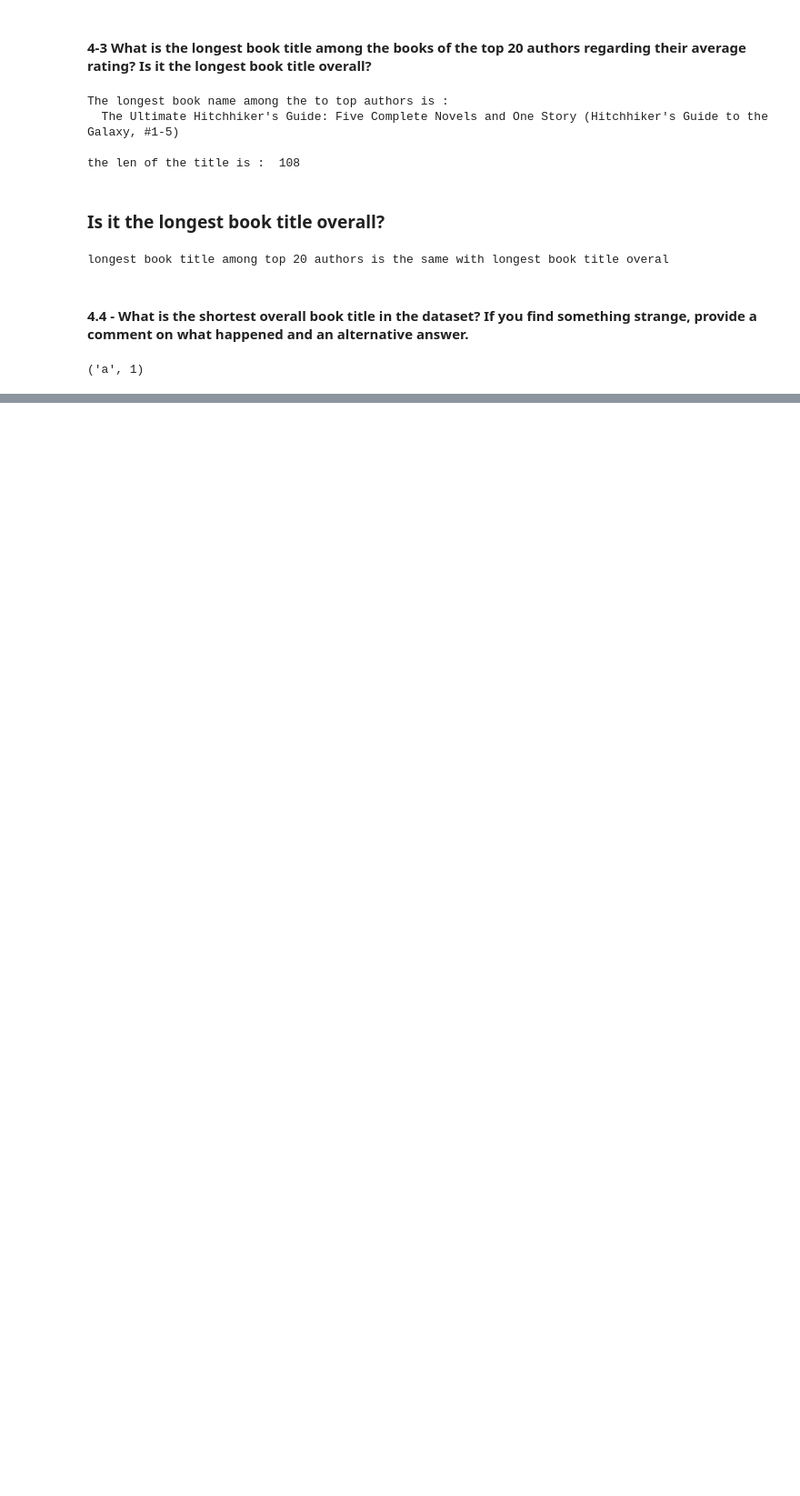
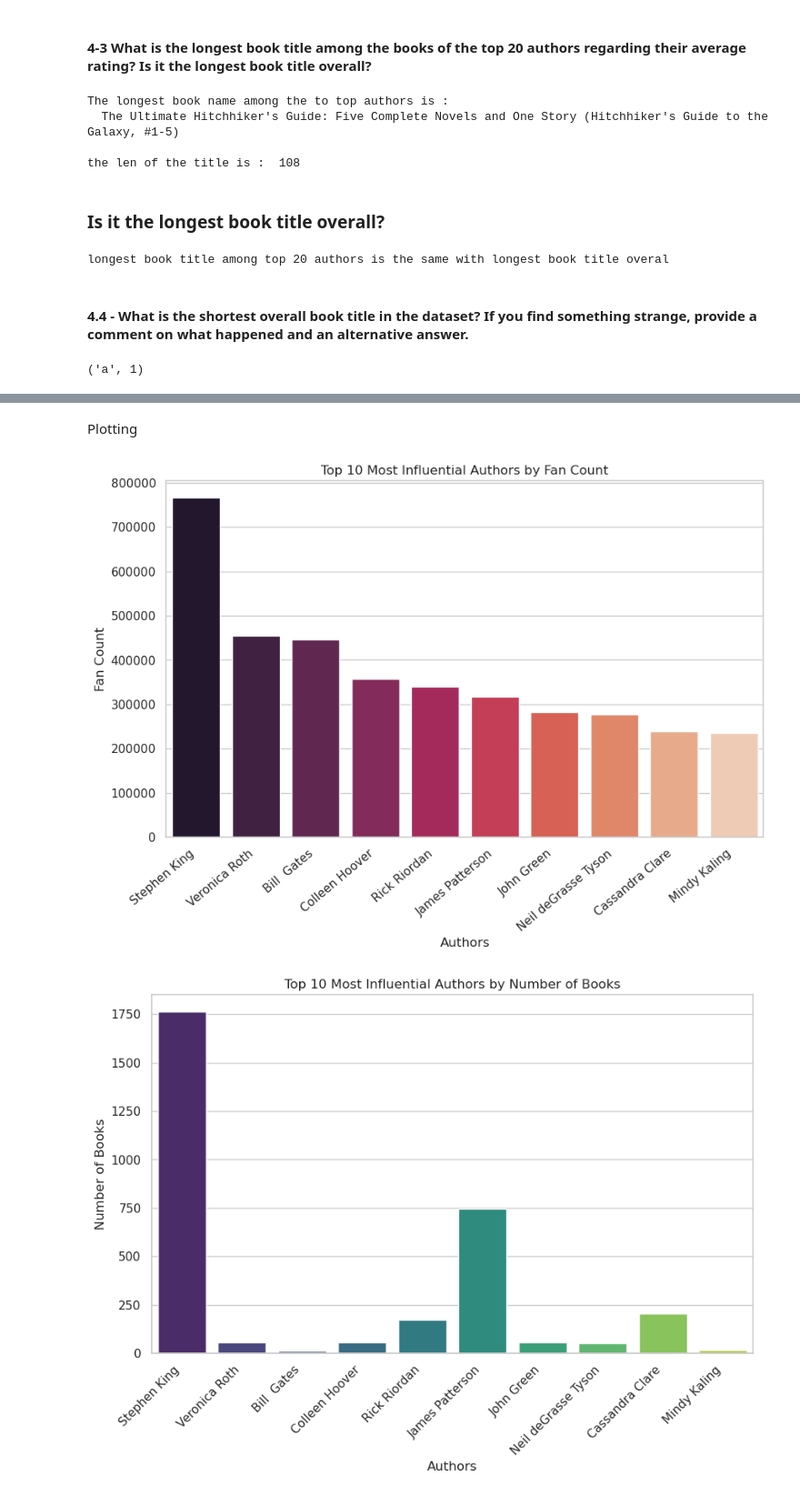
Before and after one commit to lorinco/ADM-HW2, a Jupyter notebook: main.ipynb, the cells around one changed output, grey strips where cells are left out. Shown at 91% size. Drawn from its saved outputs; the diff is of its cells as text; code cells hidden in the pictures; blank space fills up the shorter version.

```diff
--- a/main.ipynb
+++ b/main.ipynb
@@ -641,3 +652,6 @@ with missing titles or replacing the empty titles with a placeholder to distingu
 shortest_book_title[0]
 # %% [output]
 ('a', 1)
+# %%
+df_authors = pd.read_json('/home/ec2-user/lighter_authors.json', lines=True)
+df_authors.head()
@@ -643,0 +739,28 @@ shortest_book_title[0]
+# %% [markdown]
+Plotting
+# %%
+# Plotting according to their fan count
+
+top_10_authors_fans = df_authors.nlargest(10, 'fans_count')
+sns.set(style="whitegrid")
+
+plt.figure(figsize=(10, 6))
+plot = sns.barplot(x='name', y='fans_count', data=top_10_authors_fans, palette="rocket")
+plot.set_title('Top 10 Most Influential Authors by Fan Count')
+plot.set(xlabel='Authors', ylabel='Fan Count')
+plot.set_xticklabels(plot.get_xticklabels(), rotation=40, horizontalalignment='right')
+plt.show()
+
+# Plotting according to their # of books
+
+top_10_authors_books = df_authors.nlargest(10, 'fans_count')
+
+plt.figure(figsize=(10, 6))
+plot = sns.barplot(x='name', y='works_count', data=top_10_authors_books, palette='viridis')
+plot.set_title('Top 10 Most Influential Authors by Number of Books')
+plot.set(xlabel='Authors', ylabel='Number of Books')
+plot.set_xticklabels(plot.get_xticklabels(), rotation=45, horizontalalignment='right')
+plt.show()
+# %% [output]
+[figure, added]
+[figure, added]
```
Also changed, not shown: parts of 193 cells of this notebook.
